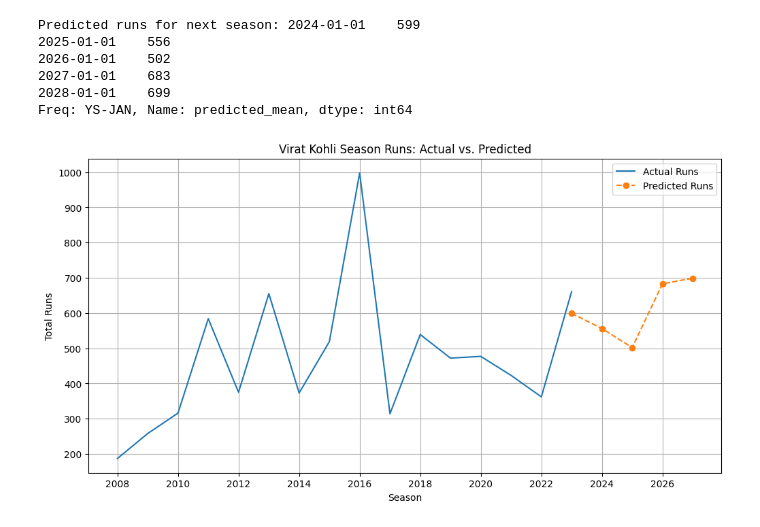
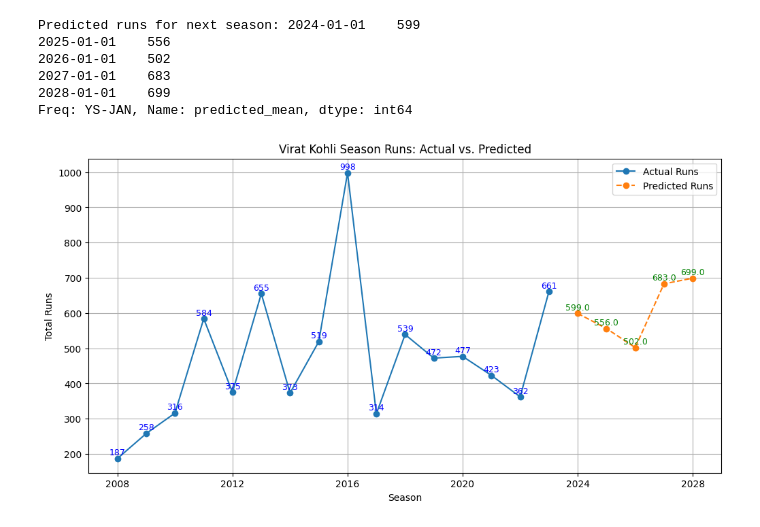
Before and after one commit to amalsalilan/IPL_Infographics_Data_Analytics_-_Data_Visualization_Infosys_Internship_Oct2024, a Jupyter notebook: forecast_runs.ipynb, the cells around one changed output. Cells and saved outputs as stored; diff of their text form; code cells hidden in the pictures.

Commit message:
Forecasting runs of player for the next season

```diff
--- a/forecast_runs.ipynb
+++ b/forecast_runs.ipynb
@@ -296,9 +293,0 @@ plt.show()
-# %%
-data['Log_Diff_1'] = data['Log_Total_Runs'] - data['Log_Total_Runs'].shift(1)
-
-plt.figure(figsize=(12, 6))
-plt.plot(data['Log_Diff_1'])
-plt.title('First Order Differenced Log Series')
-plt.xlabel('Date')
-plt.ylabel('Differenced Log Total Runs')
-plt.show()
@@ -431,21 +418,31 @@ Predicted runs for next season: 2024-01-01    599
 Freq: YS-JAN, Name: predicted_mean, dtype: int64
 # %%
 # Create a DataFrame for the forecast
-forecast_df = pd.DataFrame({'season': pd.date_range(start='2023-01-01', periods=5, freq='YS'), 'predicted_runs': forecast_runs.values})
+forecast_df = pd.DataFrame({'season': pd.date_range(start='2024-01-01', periods=5, freq='YS'), 'predicted_runs': forecast_runs.values})
 
 # Merge the forecast with the original data
 merged_data = pd.concat([virat_season_runs.reset_index(), forecast_df], ignore_index = True)
 merged_data['season'] = pd.to_datetime(merged_data['season'])
 
 # Plotting
 plt.figure(figsize=(12, 6))
-plt.plot(virat_season_runs.index, virat_season_runs['runs'], label='Actual Runs')
+
+# Plot the actual runs
+plt.plot(virat_season_runs.index, virat_season_runs['runs'], label='Actual Runs', marker='o')
+for i, value in enumerate(virat_season_runs['runs']):
+    plt.text(virat_season_runs.index[i], value + 10, f'{value}', ha='center', fontsize=9, color='blue')  # Annotate actual runs
+
+# Plot the predicted runs
 plt.plot(forecast_df['season'], forecast_df['predicted_runs'], label='Predicted Runs', linestyle='--', marker='o')
+for i, value in enumerate(forecast_df['predicted_runs']):
+    plt.text(forecast_df['season'][i], value + 10, f'{value:.1f}', ha='center', fontsize=9, color='green')  # Annotate predicted runs
+
+
 plt.title('Virat Kohli Season Runs: Actual vs. Predicted')
 plt.xlabel('Season')
 plt.ylabel('Total Runs')
 plt.legend()
 plt.grid(True)
 plt.show()
 # %% [output]
-[figure, old version]
+[figure, new version]
```
Also changed, not shown: parts of 2 cells of this notebook.
